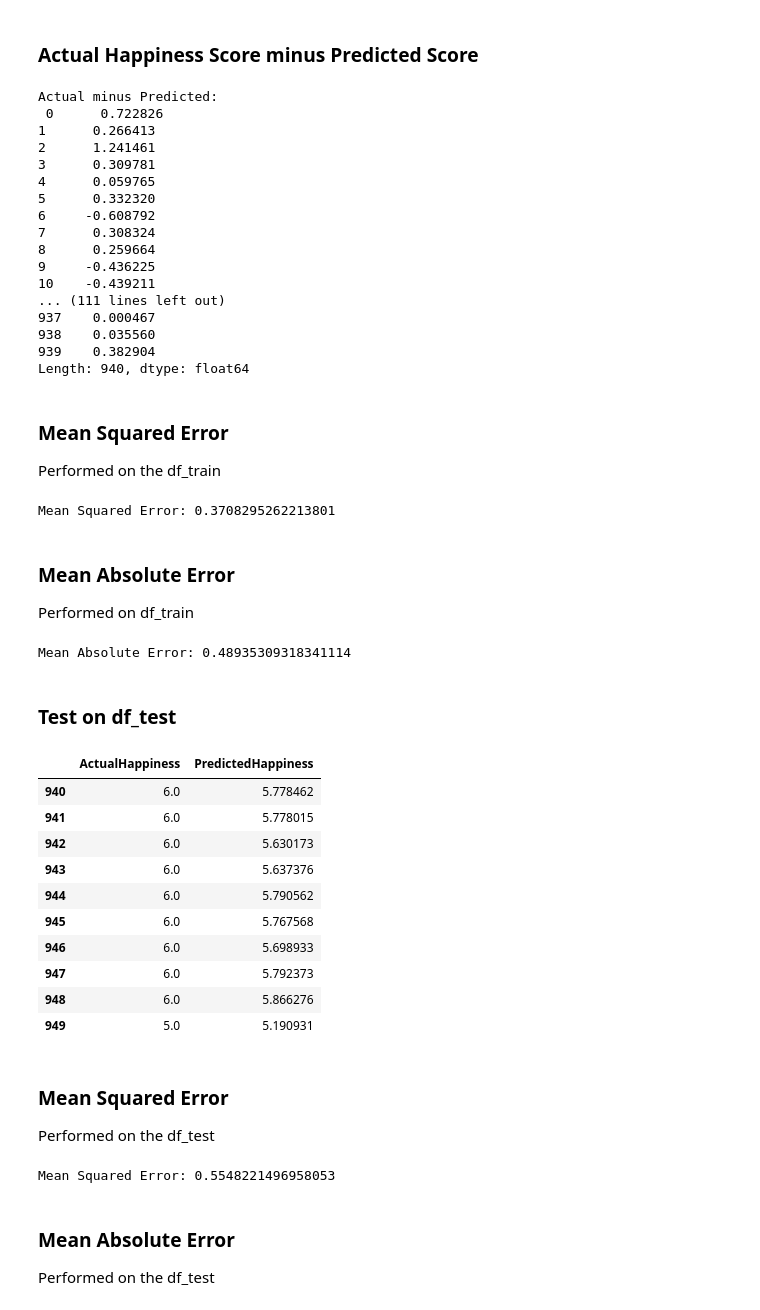
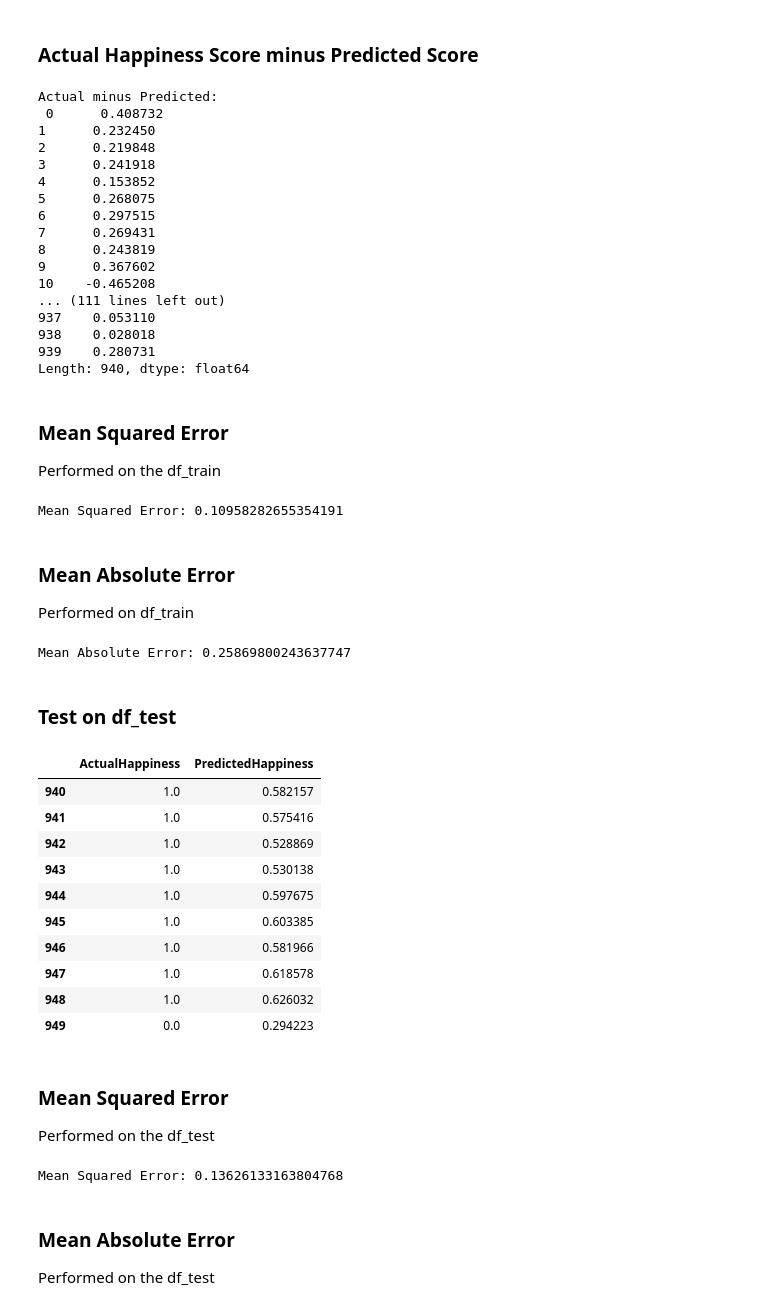
Before and after one commit to thanders/COMP47350_happiness, a Jupyter notebook: group_project/LinearRegressionAlan.ipynb, the cells around one changed output. Saved outputs shown, nothing was run; the diff lists cells and outputs as text; code cells hidden in the pictures.

```diff
--- a/group_project/LinearRegressionAlan.ipynb
+++ b/group_project/LinearRegressionAlan.ipynb
@@ -75,3 +75,7 @@ df.head(1)
 # %% [output]
 |  | country | year | happiness_score | social_support | healthy_life_exp_birth | life_choices | generosity | ... |
 | 0 | Afghanistan | 2008 | 4.0 | 0.450662 | 49.209663 | 0.718114 | 0.181819 | ... |
+# %%
+happiness_class = (df['happiness_score']>5)*1.0
+df_happiness_class = pd.DataFrame({'happiness_class':happiness_class})
+df = pd.concat([df, df_happiness_class], axis=1)
@@ -206,6 +221,6 @@ Test set: 404
 df_cross = df
 # %%
 # train model on all continuous features using df_train
-lm = sm.ols(formula="happiness_score ~ social_support + healthy_life_exp_birth + pos_affect + dem_quality + delivery_quality + life_exp_60 + infant_mortality", data=df_train).fit()
+lm = sm.ols(formula="happiness_class ~ social_support + healthy_life_exp_birth + pos_affect + dem_quality + delivery_quality + life_exp_60 + infant_mortality", data=df_train).fit()
 print(lm.params)
 # %% [output]
@@ -285,70 +300,70 @@ predict_df_train.head(10)
 ### Actual Happiness Score minus Predicted Score
 # %%
 # analyse the value of the actual happiness score minus the predicted happiness score
-print("Actual minus Predicted:\n", (df_train.happiness_score - lm.predict(df_train)))
-print("\n(Actual minus Predicted) squared:\n", (df_train.happiness_score - lm.predict(df_train))**2)
+print("Actual minus Predicted:\n", (df_train.happiness_class - lm.predict(df_train)))
+print("\n(Actual minus Predicted) squared:\n", (df_train.happiness_class - lm.predict(df_train))**2)
 # %% [output]
 Actual minus Predicted:
- 0      0.722826
-1      0.266413
-2      1.241461
-3      0.309781
-4      0.059765
-5      0.332320
-6     -0.608792
-7      0.308324
-8      0.259664
-9     -0.436225
-10    -0.439211
+ 0      0.408732
+1      0.232450
+2      0.219848
+3      0.241918
+4      0.153852
+5      0.268075
+6      0.297515
+7      0.269431
+8      0.243819
+9      0.367602
+10    -0.465208
 ... (111 lines left out)
-937    0.000467
-938    0.035560
-939    0.382904
+937    0.053110
+938    0.028018
+939    0.280731
 Length: 940, dtype: float64
 # %% [markdown]
 ### Mean Squared Error
 
 Performed on the df_train
 # %%
-mse = ((df_train.happiness_score - lm.predict(df_train))** 2).mean()
+mse = ((df_train.happiness_class - lm.predict(df_train))** 2).mean()
 print("\nMean Squared Error:", mse)
 # %% [output]
-Mean Squared Error: 0.3708295262213801
+Mean Squared Error: 0.10958282655354191
 # %% [markdown]
 ### Mean Absolute Error
 
 Performed on df_train
 # %%
-mae = abs(df_train.happiness_score - lm.predict(df_train)).mean()
+mae = abs(df_train.happiness_class - lm.predict(df_train)).mean()
 print("\nMean Absolute Error:", mae)
 # %% [output]
-Mean Absolute Error: 0.48935309318341114
+Mean Absolute Error: 0.25869800243637747
 # %% [markdown]
 ### Test on df_test
 # %%
-predict_df_test = pd.DataFrame({'ActualHappiness': df_test.happiness_score, 'PredictedHappiness': lm.predict(df_test)})
+predict_df_test = pd.DataFrame({'ActualHappiness': df_test.happiness_class, 'PredictedHappiness': lm.predict(df_test)})
 predict_df_test.head(10)
 # %% [output]
 |  | ActualHappiness | PredictedHappiness |
-| 940 | 6.0 | 5.778462 |
-| 941 | 6.0 | 5.778015 |
-| 942 | 6.0 | 5.630173 |
-| 943 | 6.0 | 5.637376 |
-| 944 | 6.0 | 5.790562 |
-| 945 | 6.0 | 5.767568 |
-| 946 | 6.0 | 5.698933 |
-| 947 | 6.0 | 5.792373 |
-| 948 | 6.0 | 5.866276 |
-| 949 | 5.0 | 5.190931 |
+| 940 | 1.0 | 0.582157 |
+| 941 | 1.0 | 0.575416 |
+| 942 | 1.0 | 0.528869 |
+| 943 | 1.0 | 0.530138 |
+| 944 | 1.0 | 0.597675 |
+| 945 | 1.0 | 0.603385 |
+| 946 | 1.0 | 0.581966 |
+| 947 | 1.0 | 0.618578 |
+| 948 | 1.0 | 0.626032 |
+| 949 | 0.0 | 0.294223 |
 # %% [markdown]
 ### Mean Squared Error
 
 Performed on the df_test
 # %%
-mse = ((df_test.happiness_score - lm.predict(df_test))** 2).mean()
+mse = ((df_test.happiness_class - lm.predict(df_test))** 2).mean()
 print("\nMean Squared Error:", mse)
 # %% [output]
-Mean Squared Error: 0.5548221496958053
+Mean Squared Error: 0.13626133163804768
 # %% [markdown]
 ### Mean Absolute Error
 
```
Also changed, not shown: parts of 19 cells of this notebook, 1 other file.
